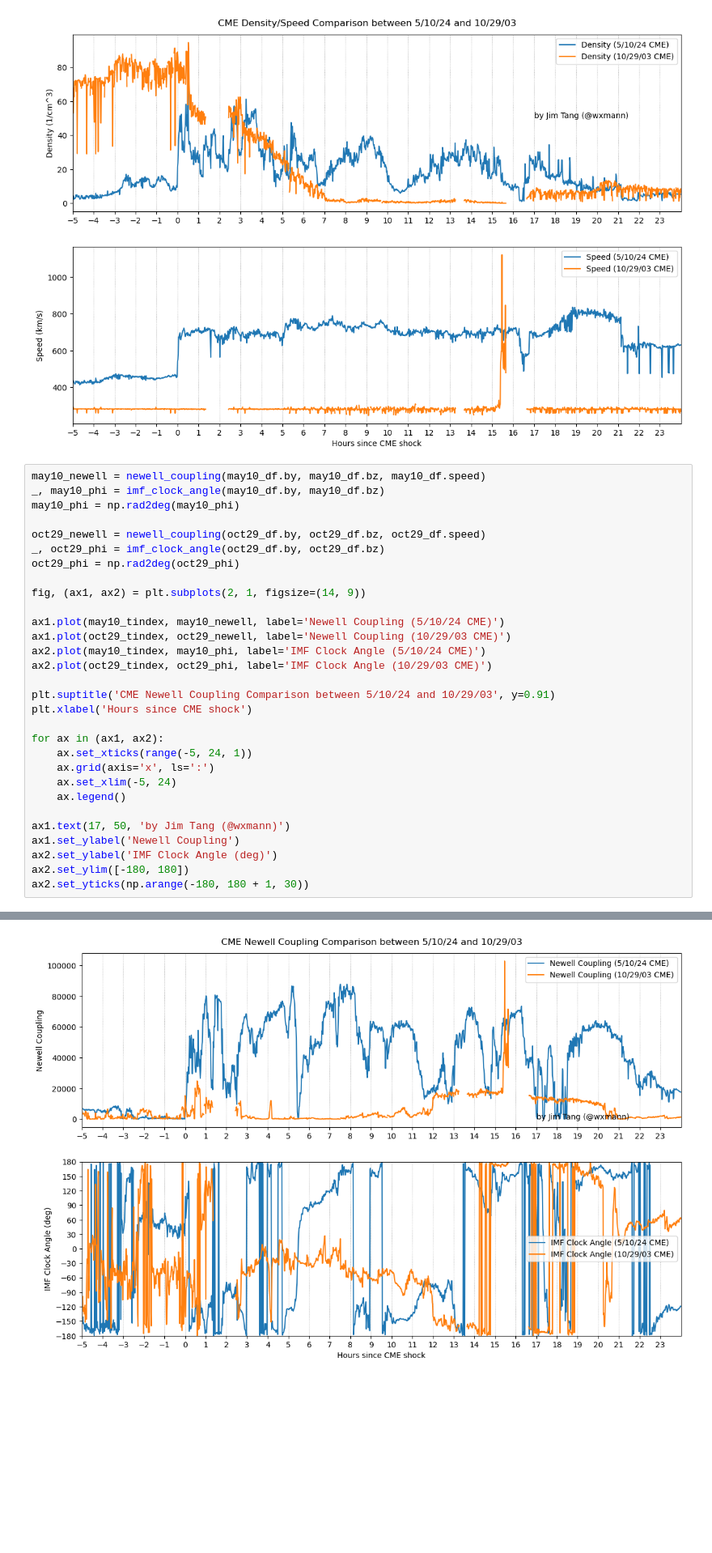
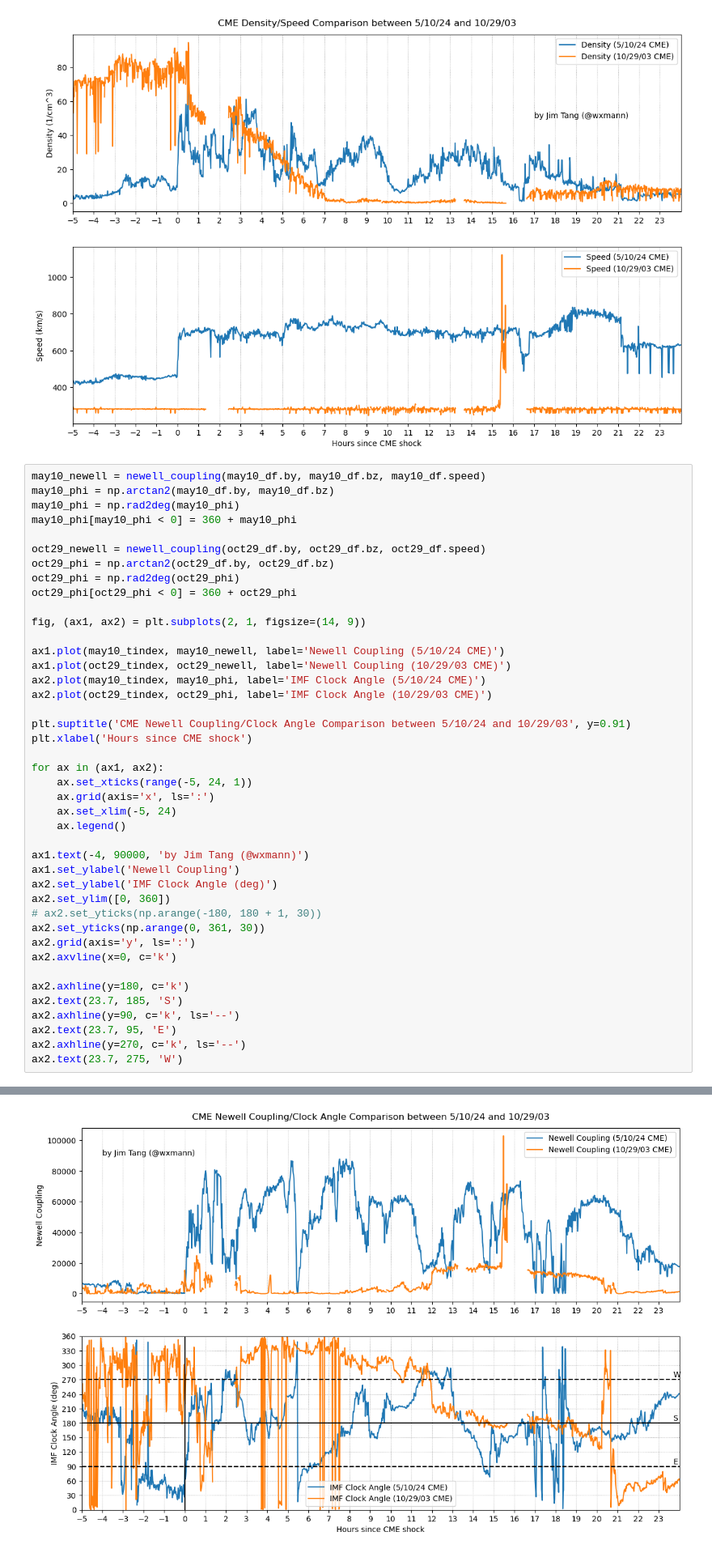
Before and after one commit to wxmann/historical-solar, a Jupyter notebook: compare_storms_may2024_v_oct2003.ipynb, the cells around one changed output, grey strips where cells are left out. Shown at 81% size. Cells and saved outputs as stored; diff of their text form; blank space fills up the shorter version.

Commit message:
Improve clock angle plot

```diff
--- a/compare_storms_may2024_v_oct2003.ipynb
+++ b/compare_storms_may2024_v_oct2003.ipynb
@@ -76,12 +77,14 @@ Text(0, 0.5, 'Speed (km/s)')
 [figure]
 # %%
 may10_newell = newell_coupling(may10_df.by, may10_df.bz, may10_df.speed)
-_, may10_phi = imf_clock_angle(may10_df.by, may10_df.bz)
+may10_phi = np.arctan2(may10_df.by, may10_df.bz)
 may10_phi = np.rad2deg(may10_phi)
+may10_phi[may10_phi < 0] = 360 + may10_phi
 
 oct29_newell = newell_coupling(oct29_df.by, oct29_df.bz, oct29_df.speed)
-_, oct29_phi = imf_clock_angle(oct29_df.by, oct29_df.bz)
+oct29_phi = np.arctan2(oct29_df.by, oct29_df.bz)
 oct29_phi = np.rad2deg(oct29_phi)
+oct29_phi[oct29_phi < 0] = 360 + oct29_phi
 
 fig, (ax1, ax2) = plt.subplots(2, 1, figsize=(14, 9))
 
@@ -90,7 +93,7 @@ ax1.plot(oct29_tindex, oct29_newell, label='Newell Coupling (10/29/03 CME)')
 ax2.plot(may10_tindex, may10_phi, label='IMF Clock Angle (5/10/24 CME)')
 ax2.plot(oct29_tindex, oct29_phi, label='IMF Clock Angle (10/29/03 CME)')
 
-plt.suptitle('CME Newell Coupling Comparison between 5/10/24 and 10/29/03', y=0.91)
+plt.suptitle('CME Newell Coupling/Clock Angle Comparison between 5/10/24 and 10/29/03', y=0.91)
 plt.xlabel('Hours since CME shock')
 
 for ax in (ax1, ax2):
@@ -99,9 +102,19 @@ for ax in (ax1, ax2):
     ax.set_xlim(-5, 24)
     ax.legend()
 
-ax1.text(17, 50, 'by Jim Tang (@wxmann)')
+ax1.text(-4, 90000, 'by Jim Tang (@wxmann)')
 ax1.set_ylabel('Newell Coupling')
 ax2.set_ylabel('IMF Clock Angle (deg)')
-ax2.set_ylim([-180, 180])
-ax2.set_yticks(np.arange(-180, 180 + 1, 30))
+ax2.set_ylim([0, 360])
+# ax2.set_yticks(np.arange(-180, 180 + 1, 30))
+ax2.set_yticks(np.arange(0, 361, 30))
+ax2.grid(axis='y', ls=':')
+ax2.axvline(x=0, c='k')
+
+ax2.axhline(y=180, c='k')
+ax2.text(23.7, 185, 'S')
+ax2.axhline(y=90, c='k', ls='--')
+ax2.text(23.7, 95, 'E')
+ax2.axhline(y=270, c='k', ls='--')
+ax2.text(23.7, 275, 'W')
 # %% [output]
@@ -121 +122 @@ ax2.set_yticks(np.arange(-180, 180 + 1, 30))
-[figure, old version]
+[figure, new version]
```
Also changed, not shown: parts of 3 cells of this notebook, 1 other file.
